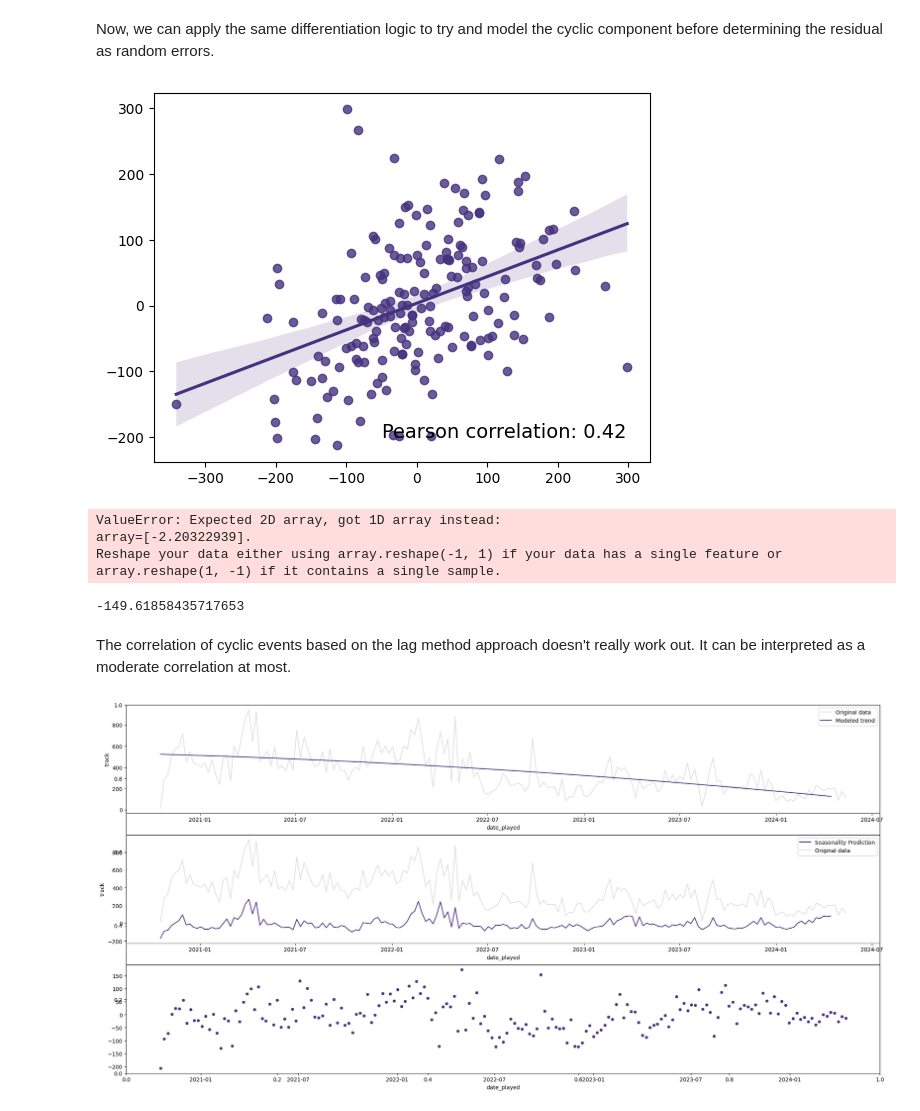
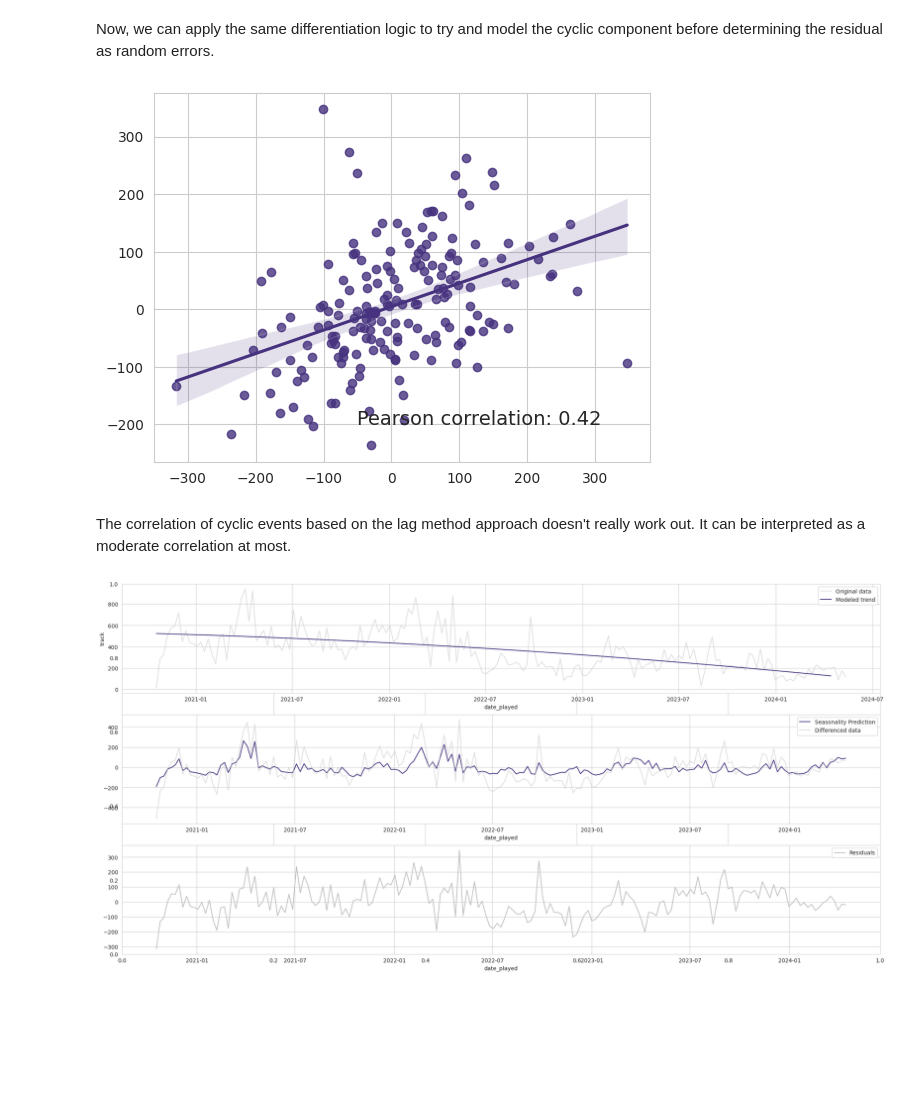
Before and after one commit to 0-lucas/music-analysis, a Jupyter notebook: modelling.ipynb, the cells around one changed output. Cells and saved outputs as stored; diff of their text form; code cells hidden in the pictures; blank space fills up the shorter version.

Commit message:
Checkpoint 07/28 - Consolidated model into a single estimator. Ended modelling.

```diff
--- a/modelling.ipynb
+++ b/modelling.ipynb
@@ -18,6 +20,6 @@ sns.set_palette("viridis")
 # %% [markdown]
 The data was already explored in the [previous notebook](eda.ipynb). Now let's try to create a statistical/ Machine Learning model that can capture and inference from the data.
 # %%
-music = get_music_time_series(read_csv_properly("scrobbles_slayeronz.csv"), "W")["track"]
+music = get_music_time_series(read_csv_properly("scrobbles.csv"), "W")["track"]
 sns.lineplot(music);
 # %% [output]
@@ -193,59 +195,25 @@ corr, _ = pearsonr(cyclic_diff[1:], cyclic_shifted)
 plt.text(-50, -200, f"Pearson correlation: {corr:.2f}", fontsize=14)
 sns.regplot(y=cyclic_diff[1:], x=cyclic_shifted);
 # %% [output]
-[figure, old version]
+[figure, new version]
-# %%
-model = LinearRegression()
-model.fit(pd.DataFrame(cyclic_shifted), cyclic_diff[1:])
-
-cyclic_pred = pd.Series(model.predict(pd.DataFrame(cyclic_diff)), index=train.index)
-# cyclic_forecast = pd.Series(model.predict(), index=test.index)
-
-def autoregressive_predict(value, model):
-	def get_last_value(x):
-		if isinstance(x, float):
-			return [[x]]
-
-		return [[x[-1]]]
-
-	prediction = model.predict(get_last_value(value))
-	value = np.append(value, prediction)
-
-	if len(value) >  4:
-		return value
-	autoregressive_predict(value, model)
-
-
-x = autoregressive_predict(cyclic_diff.iloc[-1], model)
-# sns.lineplot(cyclic_diff)
-# sns.lineplot(cyclic_pred);
-print(x)
-# %% [output]
-ValueError: Expected 2D array, got 1D array instead:
-array=[-2.20322939].
-Reshape your data either using array.reshape(-1, 1) if your data has a single feature or array.reshape(1, -1) if it contains a single sample.
-# %%
-np.array(cyclic_diff[:2])[-1]
-# %% [output]
--149.61858435717653
 # %% [markdown]
 The correlation of cyclic events based on the lag method approach doesn't really work out. It can be interpreted as a moderate correlation at most.
 # %%
-residuals = music - (trend_pred + seasonal_pred + cyclic_pred)
+residuals = music - (trend_pred + seasonal_pred)
 
 plt.subplots(figsize=(20,10), sharex=True, sharey=True)
 plt.tight_layout()
 
 plt.subplot(311)
 ax1 = sns.lineplot(music, label="Original data", color="silver", alpha=0.5)
 sns.lineplot(trend_pred, label="Modeled trend", ax=ax1)
 
 plt.subplot(312)
 ax2 = sns.lineplot(seasonal_pred,label="Seasonality Prediction")
-sns.lineplot(music, label="Original data", color="silver", alpha=0.5, ax=ax2)
+sns.lineplot(seasonal_train, label="Differenced data", color="silver", alpha=0.5, ax=ax2)
 
 plt.subplot(313)
-sns.scatterplot(residuals);
+sns.lineplot(residuals, label="Residuals", color="silver");
 # %% [output]
-[figure, old version]
+[figure, new version]
 # %%
```
Also changed, not shown: parts of 12 cells of this notebook, 3 other files.
